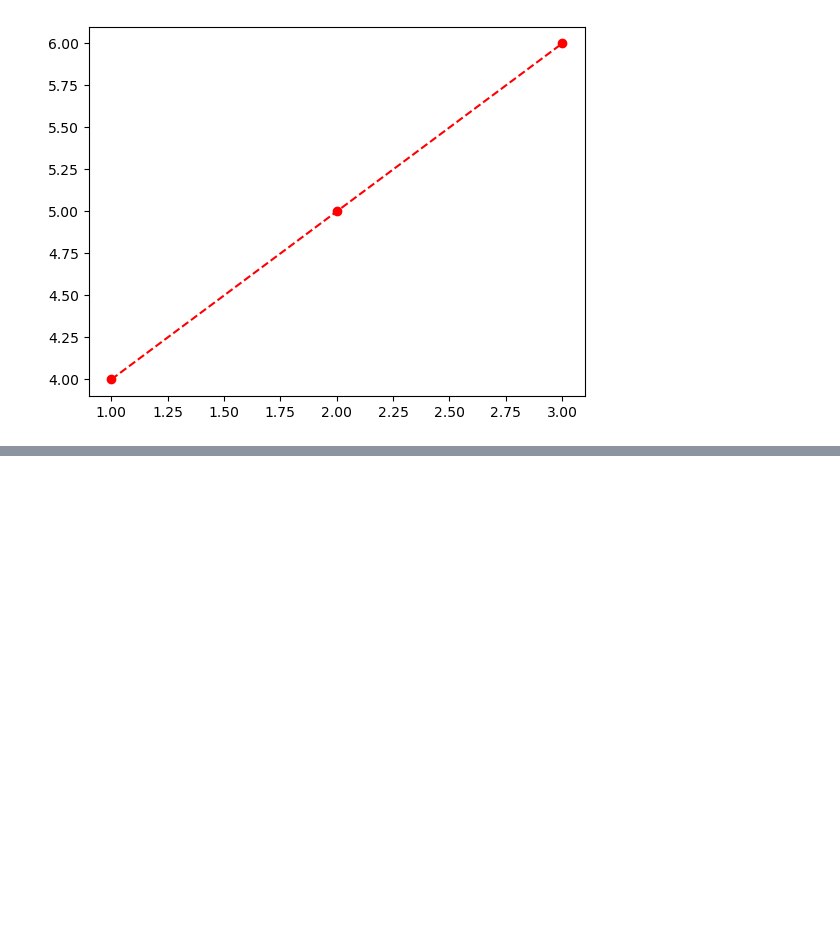
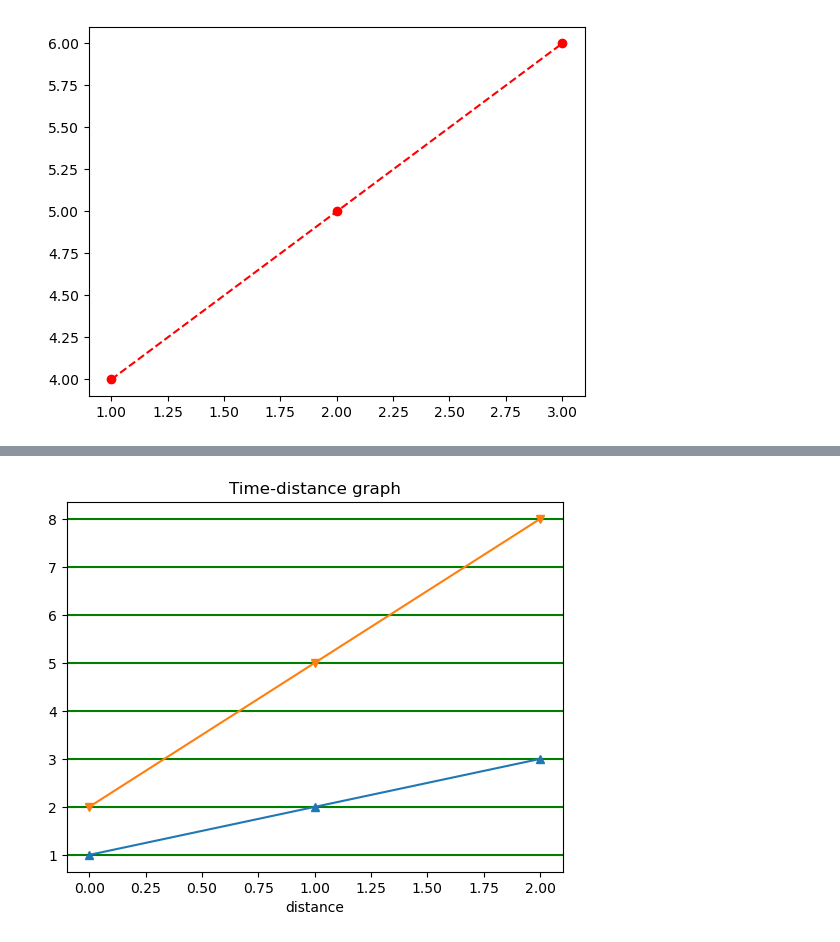
Before and after one commit to vismaya0702/datascience, a Jupyter notebook: 5.ipynb, the cells around one changed output, grey strips where cells are left out. Saved outputs shown, nothing was run; the diff lists cells and outputs as text; code cells hidden in the pictures; blank space fills up the shorter version.

```diff
--- a/5.ipynb
+++ b/5.ipynb
@@ -11,0 +21,20 @@ plt.show
+# %%
+a=np.array([1,2,3])
+b=np.array([2,5,8])
+plt.plot(a ,marker='^')
+plt.plot(b,marker='v')
+plt.xlabel("time") #to give label for axis
+plt.xlabel("distance")
+plt.title("Time-distance graph") #to give title for the graph
+plt.grid(axis='y',color='g',linewidth=1.5) #to give grid lines for the graph  #axis='y'or'x'  #color='g'
+# plt.subplot(2,2,1)#to divide the graph (1,2,1) for 2 columnwise  (2,1,1) for 2 rowwise  (2,2,3)
+# plt.plot(a)
+# plt.subplot(2,2,2)
+# plt.plot(a)
+# plt.subplot(2,2,3)
+# plt.plot(a)
+# plt.subplot(2,2,4)
+# plt.plot(a)
+# plt.show
+# %% [output]
+[figure, added]
```
Also changed, not shown: parts of 5 cells of this notebook.
